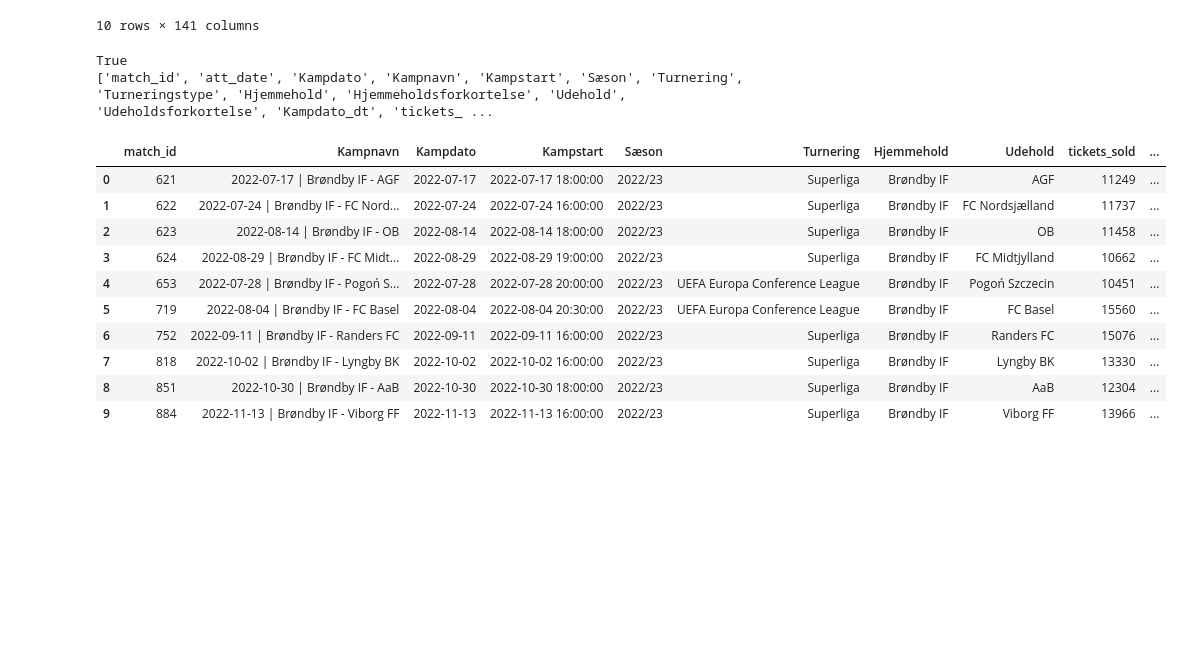
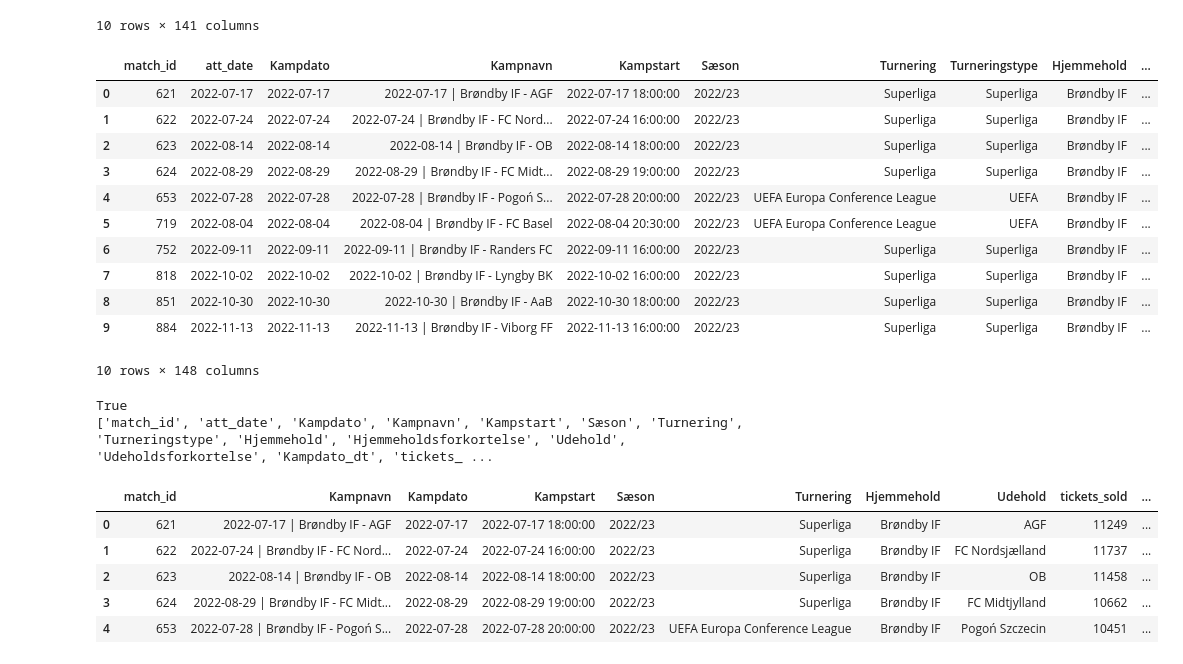
Before and after one commit to Haashir2620/brondby, a Jupyter notebook: brondby_analysis.ipynb, the cells around one changed output. Drawn from its saved outputs; the diff is of its cells as text; code cells hidden in the pictures; blank space fills up the shorter version.

```diff
--- a/brondby_analysis.ipynb
+++ b/brondby_analysis.ipynb
@@ -362,6 +362,51 @@ tickets_summary.head(10)
 | 8 | 851 | 2022-10-30 | 2022-10-30 | 2022-10-30 | Brøndby IF - AaB | 2022-10-30 18:00:00 | 2022/23 | Superliga | Superliga | Brøndby IF | ... |
 | 9 | 884 | 2022-11-13 | 2022-11-13 | 2022-11-13 | Brøndby IF - Viborg FF | 2022-11-13 16:00:00 | 2022/23 | Superliga | Superliga | Brøndby IF | ... |
 10 rows × 141 columns
+# %%
+# Blok J – Gruppér sektioner i større kategorier
+
+# Sydsiden
+tickets_summary["Sydsiden_total"] = (
+    tickets_summary.filter(like="Sydsiden").select_dtypes(include="number").sum(axis=1)
+)
+
+# Familietribune
+tickets_summary["Familietribune_total"] = (
+    tickets_summary.filter(like="Familie").select_dtypes(include="number").sum(axis=1)
+)
+
+# Lounges/VIP
+tickets_summary["Lounges_total"] = (
+    tickets_summary.filter(like="Lounge").select_dtypes(include="number").sum(axis=1)
+    + tickets_summary.filter(like="VIP").select_dtypes(include="number").sum(axis=1)
+)
+
+# Udebane
+tickets_summary["Udebane_total"] = (
+    tickets_summary.filter(like="Udebane").select_dtypes(include="number").sum(axis=1)
+)
+
+# Andre = alt det der ikke er fanget i ovenstående
+all_grouped = [
+    "Sydsiden_total", "Familietribune_total",
+    "Lounges_total", "Udebane_total"
+]
+tickets_summary["Andre_total"] = tickets_summary["tickets_sold"] - tickets_summary[all_grouped].sum(axis=1)
+
+tickets_summary.head(10)
+# %% [output]
+|  | match_id | att_date | Kampdato | Kampnavn | Kampstart | Sæson | Turnering | Turneringstype | Hjemmehold | ... |
+| 0 | 621 | 2022-07-17 | 2022-07-17 | 2022-07-17 | Brøndby IF - AGF | 2022-07-17 18:00:00 | 2022/23 | Superliga | Superliga | Brøndby IF | ... |
+| 1 | 622 | 2022-07-24 | 2022-07-24 | 2022-07-24 | Brøndby IF - FC Nord... | 2022-07-24 16:00:00 | 2022/23 | Superliga | Superliga | Brøndby IF | ... |
+| 2 | 623 | 2022-08-14 | 2022-08-14 | 2022-08-14 | Brøndby IF - OB | 2022-08-14 18:00:00 | 2022/23 | Superliga | Superliga | Brøndby IF | ... |
+| 3 | 624 | 2022-08-29 | 2022-08-29 | 2022-08-29 | Brøndby IF - FC Midt... | 2022-08-29 19:00:00 | 2022/23 | Superliga | Superliga | Brøndby IF | ... |
+| 4 | 653 | 2022-07-28 | 2022-07-28 | 2022-07-28 | Brøndby IF - Pogoń S... | 2022-07-28 20:00:00 | 2022/23 | UEFA Europa Conference League | UEFA | Brøndby IF | ... |
+| 5 | 719 | 2022-08-04 | 2022-08-04 | 2022-08-04 | Brøndby IF - FC Basel | 2022-08-04 20:30:00 | 2022/23 | UEFA Europa Conference League | UEFA | Brøndby IF | ... |
+| 6 | 752 | 2022-09-11 | 2022-09-11 | 2022-09-11 | Brøndby IF - Randers FC | 2022-09-11 16:00:00 | 2022/23 | Superliga | Superliga | Brøndby IF | ... |
+| 7 | 818 | 2022-10-02 | 2022-10-02 | 2022-10-02 | Brøndby IF - Lyngby BK | 2022-10-02 16:00:00 | 2022/23 | Superliga | Superliga | Brøndby IF | ... |
+| 8 | 851 | 2022-10-30 | 2022-10-30 | 2022-10-30 | Brøndby IF - AaB | 2022-10-30 18:00:00 | 2022/23 | Superliga | Superliga | Brøndby IF | ... |
+| 9 | 884 | 2022-11-13 | 2022-11-13 | 2022-11-13 | Brøndby IF - Viborg FF | 2022-11-13 16:00:00 | 2022/23 | Superliga | Superliga | Brøndby IF | ... |
+10 rows × 148 columns
 # %%
 print("tickets_sold" in tickets_summary.columns)
 print(tickets_summary.columns.tolist())
@@ -371,21 +416,18 @@ True
 # %%
 tickets_summary_view = tickets_summary[[
     "match_id", "Kampnavn", "Kampdato", "Kampstart",
     "Sæson", "Turnering", "Hjemmehold", "Udehold",
-    "tickets_sold", "avg_scans", "peak_scans", "peak_minute",
-    "total_revenue_DKK", "fb_peak_time", "fb_peak_orders"
+    "tickets_sold",           # total billetsalg
+    "avg_scans",              # gennemsnitlige scanninger
+    "peak_scans", "peak_minute",   # peak ved indgangen
+    "total_revenue_DKK",      # F&B omsætning
+    "fb_peak_time", "fb_peak_orders"  # peak F&B
 ]]
-
-tickets_summary_view.head(10)
+tickets_summary_view.head()
 # %% [output]
 |  | match_id | Kampnavn | Kampdato | Kampstart | Sæson | Turnering | Hjemmehold | Udehold | tickets_sold | ... |
 | 0 | 621 | 2022-07-17 | Brøndby IF - AGF | 2022-07-17 | 2022-07-17 18:00:00 | 2022/23 | Superliga | Brøndby IF | AGF | 11249 | ... |
 | 1 | 622 | 2022-07-24 | Brøndby IF - FC Nord... | 2022-07-24 | 2022-07-24 16:00:00 | 2022/23 | Superliga | Brøndby IF | FC Nordsjælland | 11737 | ... |
 | 2 | 623 | 2022-08-14 | Brøndby IF - OB | 2022-08-14 | 2022-08-14 18:00:00 | 2022/23 | Superliga | Brøndby IF | OB | 11458 | ... |
 | 3 | 624 | 2022-08-29 | Brøndby IF - FC Midt... | 2022-08-29 | 2022-08-29 19:00:00 | 2022/23 | Superliga | Brøndby IF | FC Midtjylland | 10662 | ... |
 | 4 | 653 | 2022-07-28 | Brøndby IF - Pogoń S... | 2022-07-28 | 2022-07-28 20:00:00 | 2022/23 | UEFA Europa Conference League | Brøndby IF | Pogoń Szczecin | 10451 | ... |
-| 5 | 719 | 2022-08-04 | Brøndby IF - FC Basel | 2022-08-04 | 2022-08-04 20:30:00 | 2022/23 | UEFA Europa Conference League | Brøndby IF | FC Basel | 15560 | ... |
-| 6 | 752 | 2022-09-11 | Brøndby IF - Randers FC | 2022-09-11 | 2022-09-11 16:00:00 | 2022/23 | Superliga | Brøndby IF | Randers FC | 15076 | ... |
-| 7 | 818 | 2022-10-02 | Brøndby IF - Lyngby BK | 2022-10-02 | 2022-10-02 16:00:00 | 2022/23 | Superliga | Brøndby IF | Lyngby BK | 13330 | ... |
-| 8 | 851 | 2022-10-30 | Brøndby IF - AaB | 2022-10-30 | 2022-10-30 18:00:00 | 2022/23 | Superliga | Brøndby IF | AaB | 12304 | ... |
-| 9 | 884 | 2022-11-13 | Brøndby IF - Viborg FF | 2022-11-13 | 2022-11-13 16:00:00 | 2022/23 | Superliga | Brøndby IF | Viborg FF | 13966 | ... |
```
Also changed, not shown: parts of 6 cells of this notebook, 2 other files.
